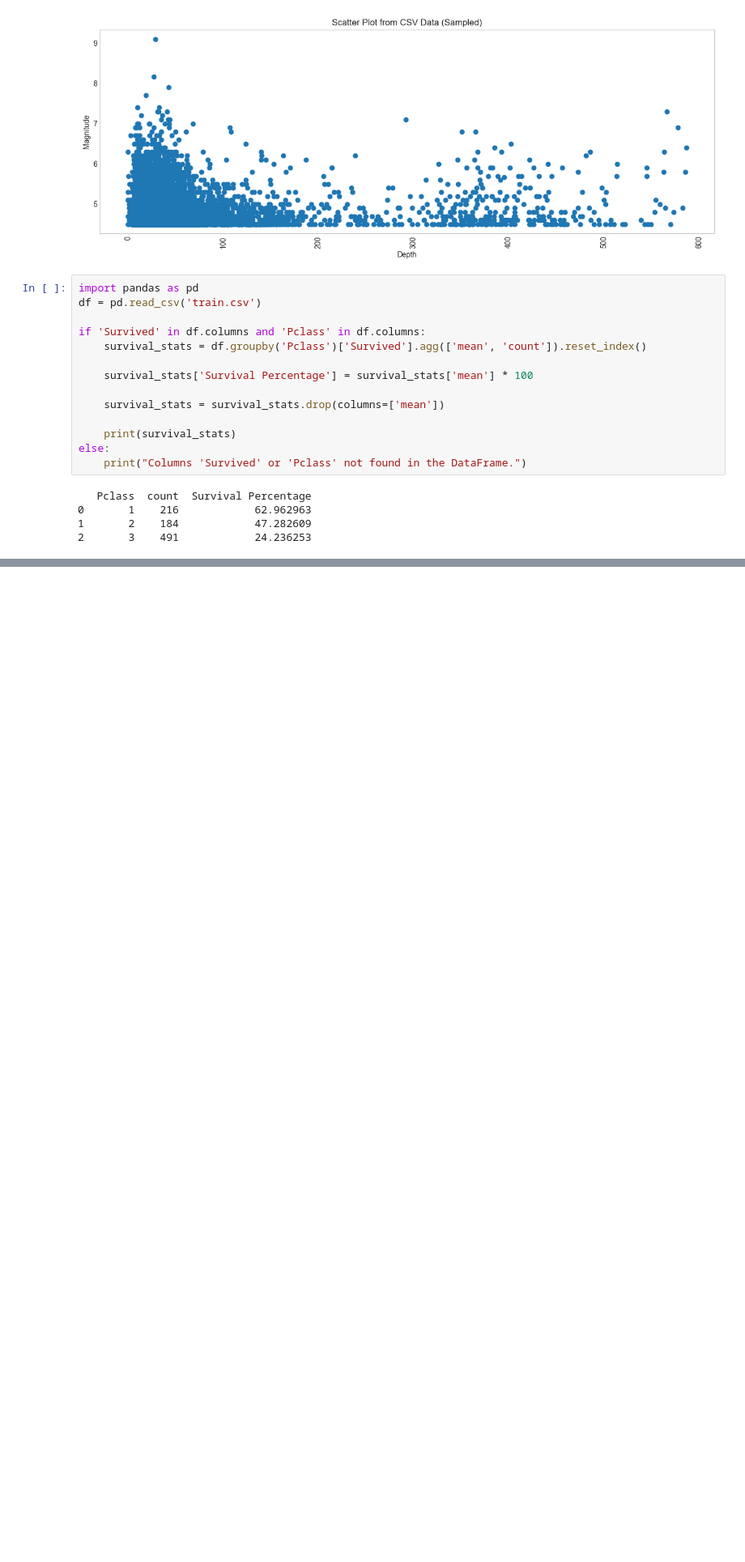
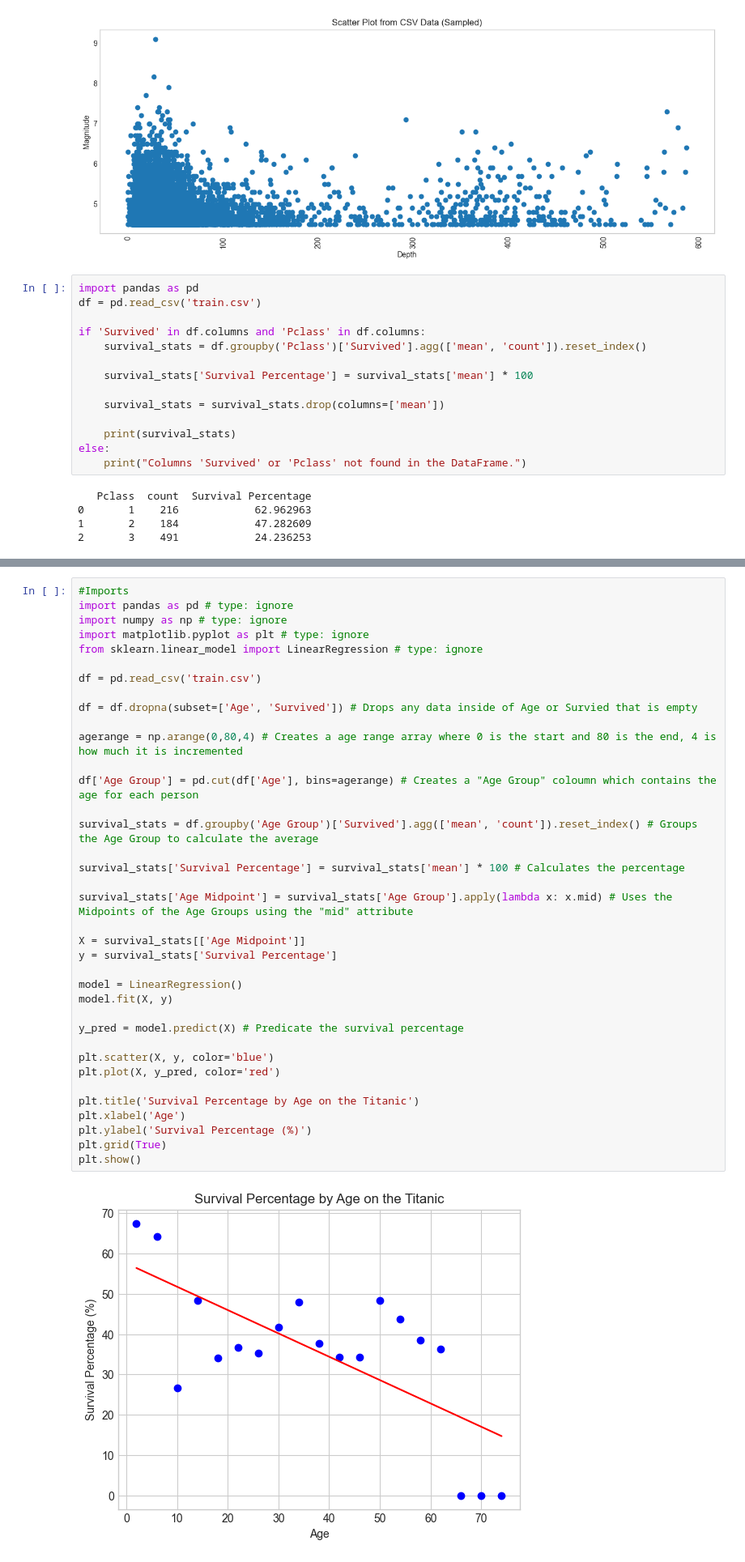
Before and after one commit to LukaBrennan/LinearRegression, a Jupyter notebook: LinearRegression.ipynb, the cells around one changed output, grey strips where cells are left out. Shown at 81% size. Saved outputs shown, nothing was run; the diff lists cells and outputs as text; blank space fills up the shorter version.

Commit message:
Update on Titanic
Have create a graph that shows the line for predicating the percentage of survival based on age

```diff
--- a/LinearRegression.ipynb
+++ b/LinearRegression.ipynb
@@ -226,0 +224,39 @@ else:
+# %%
+#Imports
+import pandas as pd # type: ignore
+import numpy as np # type: ignore
+import matplotlib.pyplot as plt # type: ignore
+from sklearn.linear_model import LinearRegression # type: ignore
+
+df = pd.read_csv('train.csv')
+
+df = df.dropna(subset=['Age', 'Survived']) # Drops any data inside of Age or Survied that is empty
+
+agerange = np.arange(0,80,4) # Creates a age range array where 0 is the start and 80 is the end, 4 is how much it is incremented
+
+df['Age Group'] = pd.cut(df['Age'], bins=agerange) # Creates a "Age Group" coloumn which contains the age for each person
+
+survival_stats = df.groupby('Age Group')['Survived'].agg(['mean', 'count']).reset_index() # Groups the Age Group to calculate the average
+
+survival_stats['Survival Percentage'] = survival_stats['mean'] * 100 # Calculates the percentage
+
+survival_stats['Age Midpoint'] = survival_stats['Age Group'].apply(lambda x: x.mid) # Uses the Midpoints of the Age Groups using the "mid" attribute
+
+X = survival_stats[['Age Midpoint']]
+y = survival_stats['Survival Percentage']
+
+model = LinearRegression()
+model.fit(X, y)
+
+y_pred = model.predict(X) # Predicate the survival percentage
+
+plt.scatter(X, y, color='blue')
+plt.plot(X, y_pred, color='red')
+
+plt.title('Survival Percentage by Age on the Titanic')
+plt.xlabel('Age')
+plt.ylabel('Survival Percentage (%)')
+plt.grid(True)
+plt.show()
+# %% [output]
+[figure, added]
```
Also changed, not shown: parts of 4 cells of this notebook, 3 other files.
